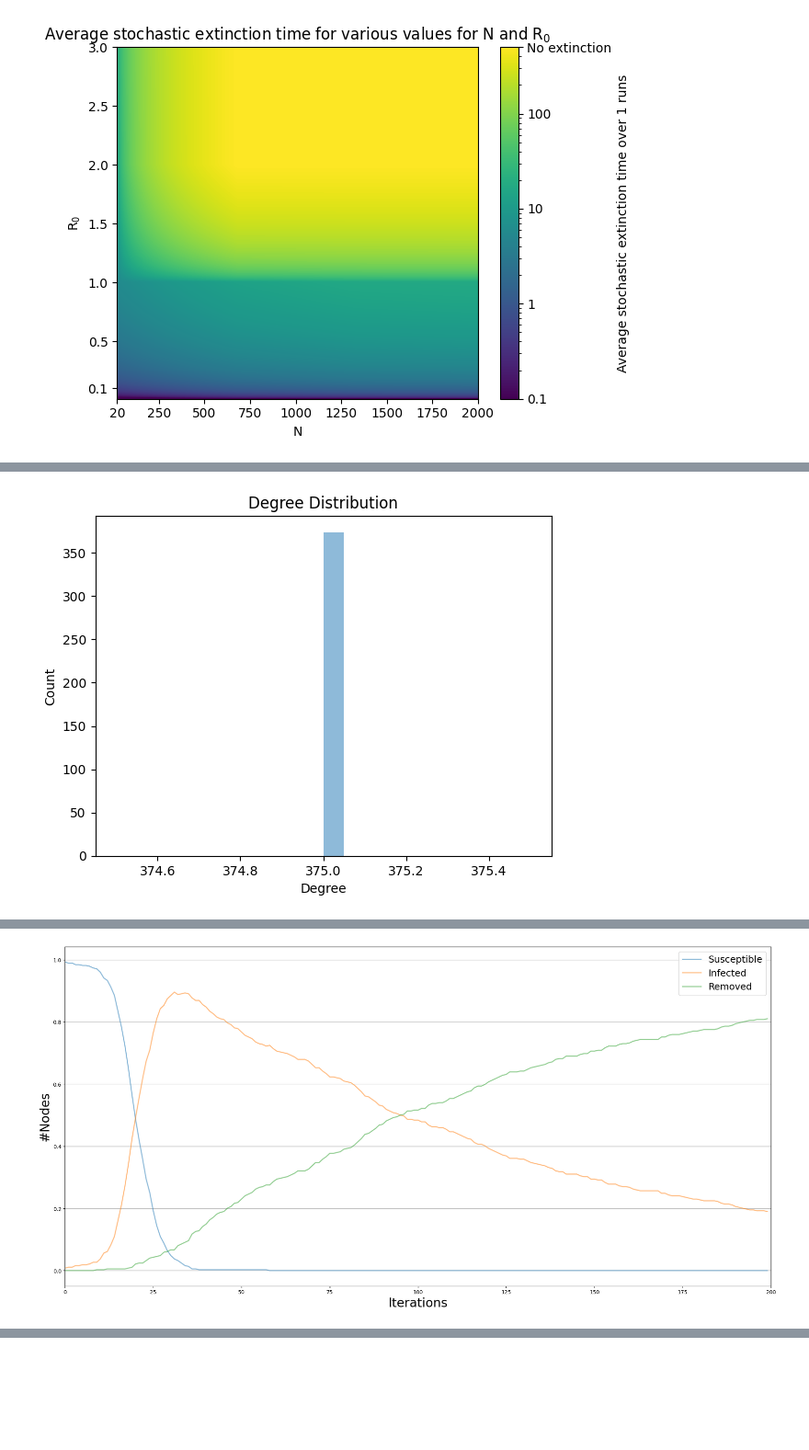
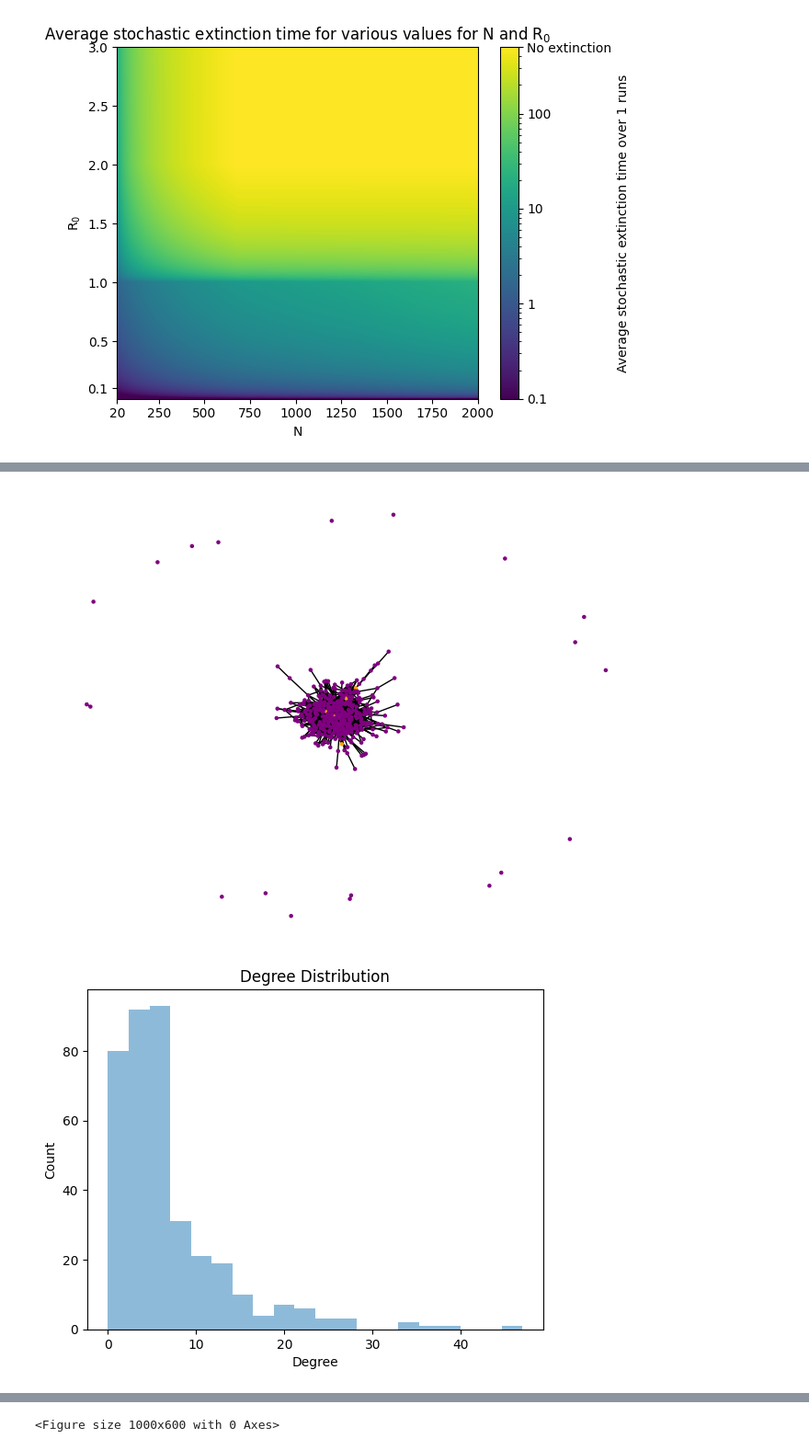
Before and after one commit to JTimmr/CS_Assignment_2, a Jupyter notebook: main.ipynb, the cells around one changed output, grey strips where cells are left out. Shown at 92% size. Drawn from its saved outputs; the diff is of its cells as text; code cells hidden in the pictures; blank space fills up the shorter version.

Commit message:
Different SIR parameters for different networks, started using seeds and included TODOs

```diff
--- a/main.ipynb
+++ b/main.ipynb
@@ -898,11 +980,16 @@ def read_data(filename):
 # %%
-def infect_network(graph, beta, gamma, I_initial, N_iterations):
+def infect_network(graph, beta, gamma, N_iterations, I_initial = 5, infected_nodes = None):
     # Set model parameters
     model = ep.SIRModel(graph)
     cfg = mc.Configuration()
     cfg.add_model_parameter('beta', beta)
     cfg.add_model_parameter('gamma', gamma)
-    cfg.add_model_parameter("percentage_infected", I_initial)
+
+    if infected_nodes is None:
+        cfg.add_model_parameter("initial_infected_nodes", I_initial)
+    else:
+        cfg.add_model_parameter("initial_infected_nodes", infected_nodes)
+
     model.set_initial_status(cfg)
 
     #Perform simulation
@@ -919,28 +1006,43 @@ def print_statistics(title, stats):
         print(f"  Average: {stats['avg']}")
     except TypeError:
         print(stats)
-# %%
-def plot(model, iterations):
-    trends = model.build_trends(iterations)
-    viz = DiffusionTrend(model, trends)
-    viz.plot()
+# %%
+def plot(model, iterations, ax):
+    times = [iteration['iteration'] for iteration in iterations]
+    S = [iteration['node_count'][0] for iteration in iterations]
+    I = [iteration['node_count'][1] for iteration in iterations]
+    R = [iteration['node_count'][2] for iteration in iterations]
+
+    plt.figure(figsize=(10, 6))
+    ax.plot(times, S, label='Susceptible')
+    ax.plot(times, I, label='Infected')
+    ax.plot(times, R, label='Recovered')
+    ax.set_xlabel('Time Steps')
+    ax.set_ylabel('Number of Nodes')
+    ax.plot()
 # %%
+#TODO: make this plot look better
+
 filename = 'transmission_network.csv'
 graph = read_data(filename)
 
+initial_infected = list(sorted(graph.nodes))[100:105]
+plot_graph(graph, initial_infected)
 statistics = get_graph_statistics(graph)
 
 # Print statistics for each centrality measure
 for centrality, stats in statistics.items():
     print_statistics(centrality, stats)
 
-beta = 0.001
-gamma = 0.01
-I_initial = 0.01
+beta = 0.01
+gamma = 0.1
+I_initial = 5
 N_iterations = 200
-model, iterations = infect_network(graph, beta, gamma, I_initial, N_iterations)
+model, iterations = infect_network(graph, beta, gamma, N_iterations, I_initial, initial_infected)
 
-plot(model, iterations)
+fig, ax = plt.subplots(1)
+plot(model, iterations, ax)
 # %% [output]
-[figure, old version]
+[figure, new version]
+[figure, new version]
 Statistics for degree:
@@ -963 +1064,0 @@ Statistics for diameter:
-[figure, old version]
@@ -963,0 +1066 @@ Statistics for diameter:
+<Figure size 1000x600 with 0 Axes>
```
Also changed, not shown: parts of 22 cells of this notebook.
